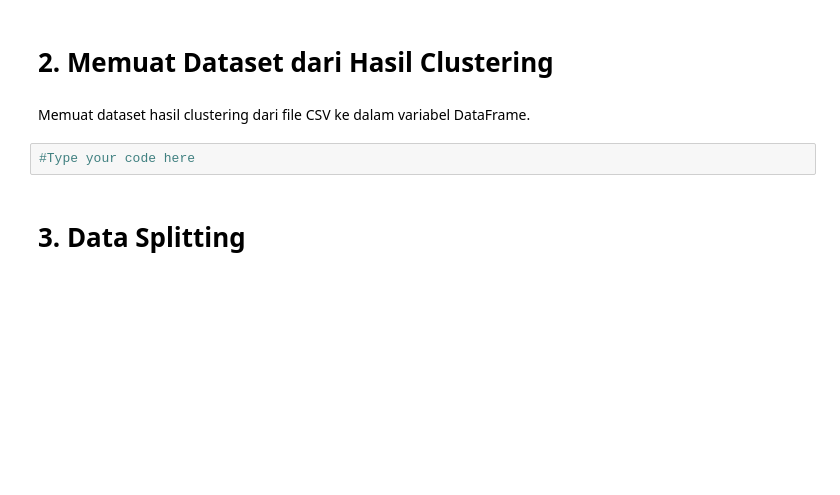
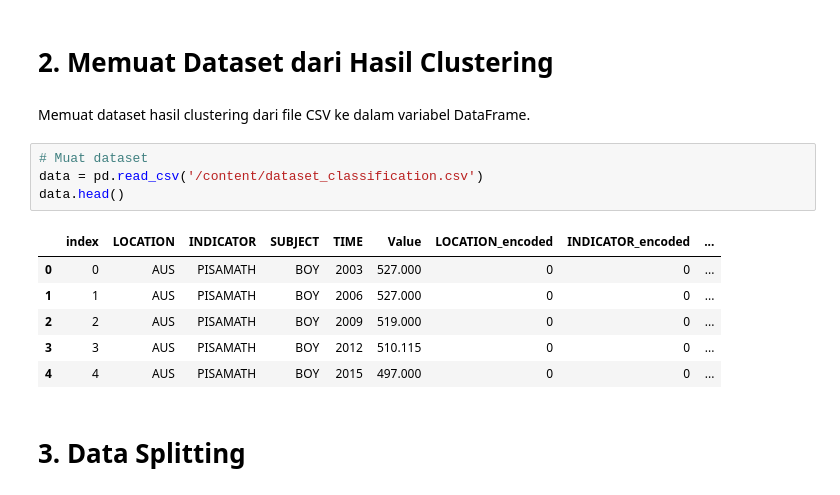
Before and after one commit to ngaeninurul/pisa_performance_scores, a Jupyter notebook: [Klasifikasi]_Submission_Akhir_BMLP_Nurul_Ngaeni.ipynb, the cells around one changed output. Saved outputs shown, nothing was run; the diff lists cells and outputs as text; blank space fills up the shorter version.

```diff
--- a/[Klasifikasi]_Submission_Akhir_BMLP_Nurul_Ngaeni.ipynb
+++ b/[Klasifikasi]_Submission_Akhir_BMLP_Nurul_Ngaeni.ipynb
@@ -10,8 +18,17 @@ Pada tahap ini, Anda perlu mengimpor beberapa pustaka (library) Python yang dibu
 # **2. Memuat Dataset dari Hasil Clustering**
 # %% [markdown]
 Memuat dataset hasil clustering dari file CSV ke dalam variabel DataFrame.
-# %%
-#Type your code here
+# %%
+# Muat dataset
+data = pd.read_csv('/content/dataset_classification.csv')
+data.head()
+# %% [output]
+|  | index | LOCATION | INDICATOR | SUBJECT | TIME | Value | LOCATION_encoded | INDICATOR_encoded | ... |
+| 0 | 0 | AUS | PISAMATH | BOY | 2003 | 527.000 | 0 | 0 | ... |
+| 1 | 1 | AUS | PISAMATH | BOY | 2006 | 527.000 | 0 | 0 | ... |
+| 2 | 2 | AUS | PISAMATH | BOY | 2009 | 519.000 | 0 | 0 | ... |
+| 3 | 3 | AUS | PISAMATH | BOY | 2012 | 510.115 | 0 | 0 | ... |
+| 4 | 4 | AUS | PISAMATH | BOY | 2015 | 497.000 | 0 | 0 | ... |
 # %% [markdown]
 # **3. Data Splitting**
 # %% [markdown]
```
Also changed, not shown: parts of 10 cells of this notebook.
